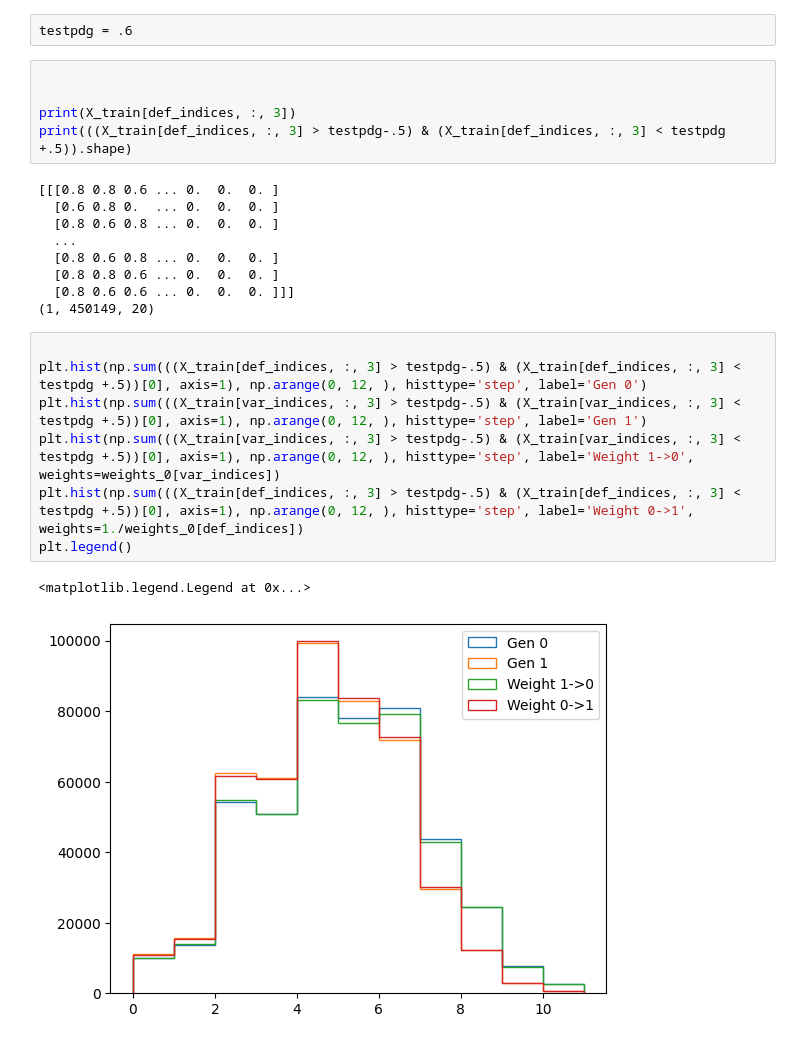
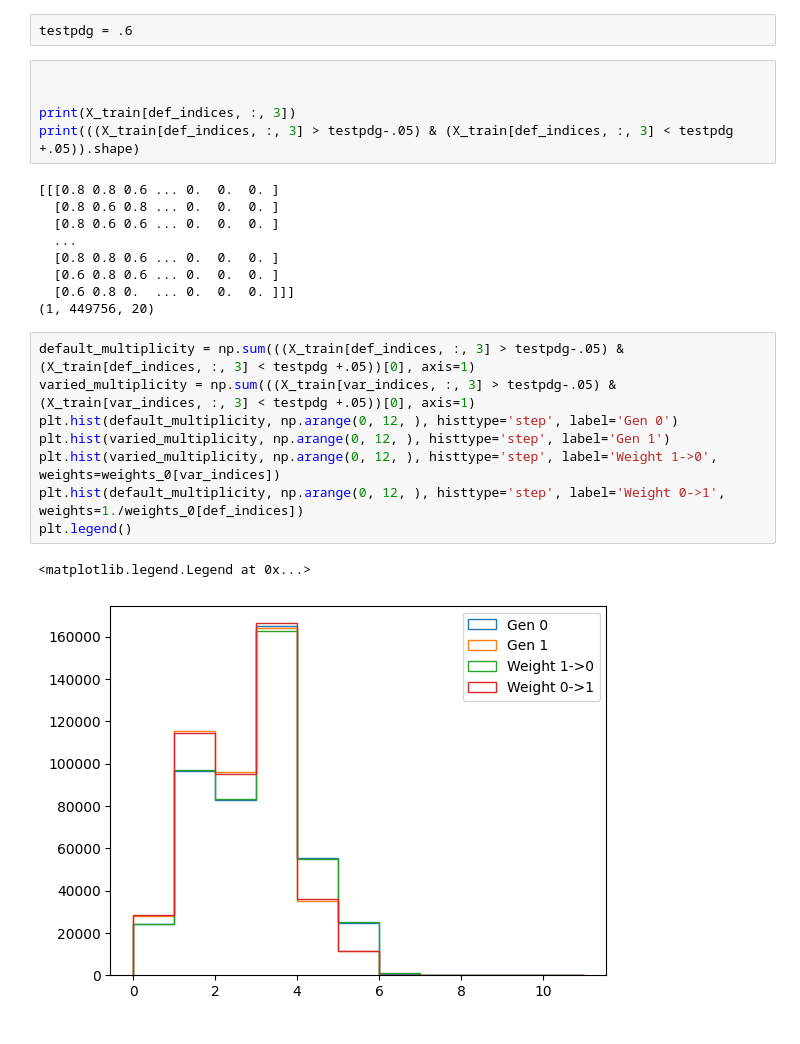
Before and after one commit to calcuttj/DCTR, a Jupyter notebook: g4rw/DCTRG4RW.ipynb, the cells around one changed output. Cells and saved outputs as stored; diff of their text form.

```diff
--- a/g4rw/DCTRG4RW.ipynb
+++ b/g4rw/DCTRG4RW.ipynb
@@ -329,26 +329,27 @@ testpdg = .6
 
 
 print(X_train[def_indices, :, 3])
-print(((X_train[def_indices, :, 3] > testpdg-.5) & (X_train[def_indices, :, 3] < testpdg +.5)).shape)
+print(((X_train[def_indices, :, 3] > testpdg-.05) & (X_train[def_indices, :, 3] < testpdg +.05)).shape)
 # %% [output]
 [[[0.8 0.8 0.6 ... 0.  0.  0. ]
-  [0.6 0.8 0.  ... 0.  0.  0. ]
   [0.8 0.6 0.8 ... 0.  0.  0. ]
+  [0.8 0.6 0.6 ... 0.  0.  0. ]
   ...
-  [0.8 0.6 0.8 ... 0.  0.  0. ]
   [0.8 0.8 0.6 ... 0.  0.  0. ]
-  [0.8 0.6 0.6 ... 0.  0.  0. ]]]
-(1, 450149, 20)
+  [0.6 0.8 0.6 ... 0.  0.  0. ]
+  [0.6 0.8 0.  ... 0.  0.  0. ]]]
+(1, 449756, 20)
 # %%
-
-plt.hist(np.sum(((X_train[def_indices, :, 3] > testpdg-.5) & (X_train[def_indices, :, 3] < testpdg +.5))[0], axis=1), np.arange(0, 12, ), histtype='step', label='Gen 0')
-plt.hist(np.sum(((X_train[var_indices, :, 3] > testpdg-.5) & (X_train[var_indices, :, 3] < testpdg +.5))[0], axis=1), np.arange(0, 12, ), histtype='step', label='Gen 1')
-plt.hist(np.sum(((X_train[var_indices, :, 3] > testpdg-.5) & (X_train[var_indices, :, 3] < testpdg +.5))[0], axis=1), np.arange(0, 12, ), histtype='step', label='Weight 1->0', weights=weights_0[var_indices])
-plt.hist(np.sum(((X_train[def_indices, :, 3] > testpdg-.5) & (X_train[def_indices, :, 3] < testpdg +.5))[0], axis=1), np.arange(0, 12, ), histtype='step', label='Weight 0->1', weights=1./weights_0[def_indices])
+default_multiplicity = np.sum(((X_train[def_indices, :, 3] > testpdg-.05) & (X_train[def_indices, :, 3] < testpdg +.05))[0], axis=1)
+varied_multiplicity = np.sum(((X_train[var_indices, :, 3] > testpdg-.05) & (X_train[var_indices, :, 3] < testpdg +.05))[0], axis=1)
+plt.hist(default_multiplicity, np.arange(0, 12, ), histtype='step', label='Gen 0')
+plt.hist(varied_multiplicity, np.arange(0, 12, ), histtype='step', label='Gen 1')
+plt.hist(varied_multiplicity, np.arange(0, 12, ), histtype='step', label='Weight 1->0', weights=weights_0[var_indices])
+plt.hist(default_multiplicity, np.arange(0, 12, ), histtype='step', label='Weight 0->1', weights=1./weights_0[def_indices])
 plt.legend()
 # %% [output]
 <matplotlib.legend.Legend at 0x...>
-[figure, old version]
+[figure, new version]
 # %%
 def_indices_val = np.where(Y_val[:,0] == 1)
 var_indices_val = np.where(Y_val[:,1] == 1)
```
Also changed, not shown: parts of 12 cells of this notebook.
